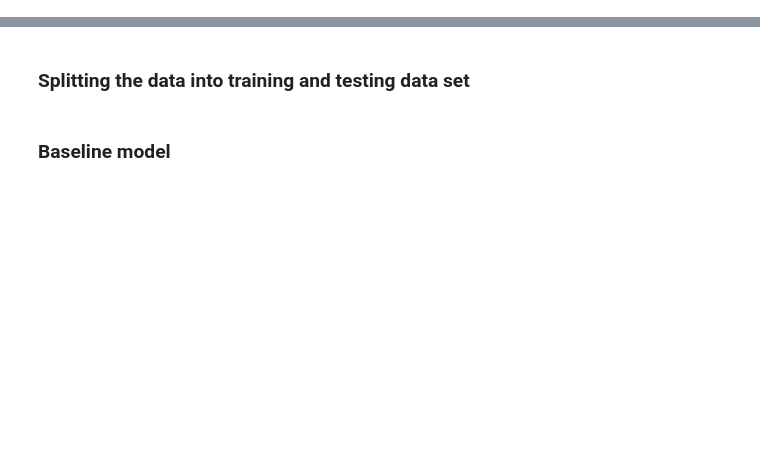
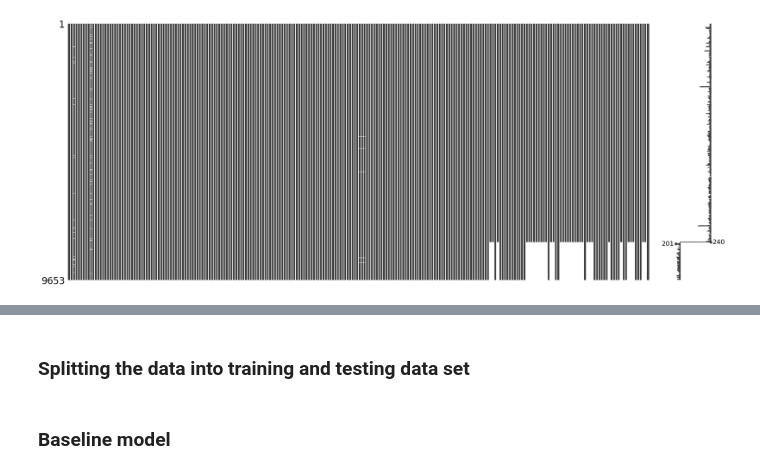
Before and after one commit to Yusuf-Olaniyi/House_Price_Prediction, a Jupyter notebook: Model Building.ipynb, the cells around one changed output, grey strips where cells are left out. Cells and saved outputs as stored; diff of their text form; code cells hidden in the pictures; blank space fills up the shorter version.

```diff
--- a/Model Building.ipynb
+++ b/Model Building.ipynb
@@ -192,0 +233,7 @@ df.head()
+# %%
+df = df.drop(index=emp_year)
+# %%
+emp_hos = plot_msno('hospital_beds_raion',df=df)
+df = df.drop(index=emp_hos)
+# %% [output]
+[figure, added]
```
Also changed, not shown: parts of 60 cells of this notebook.
